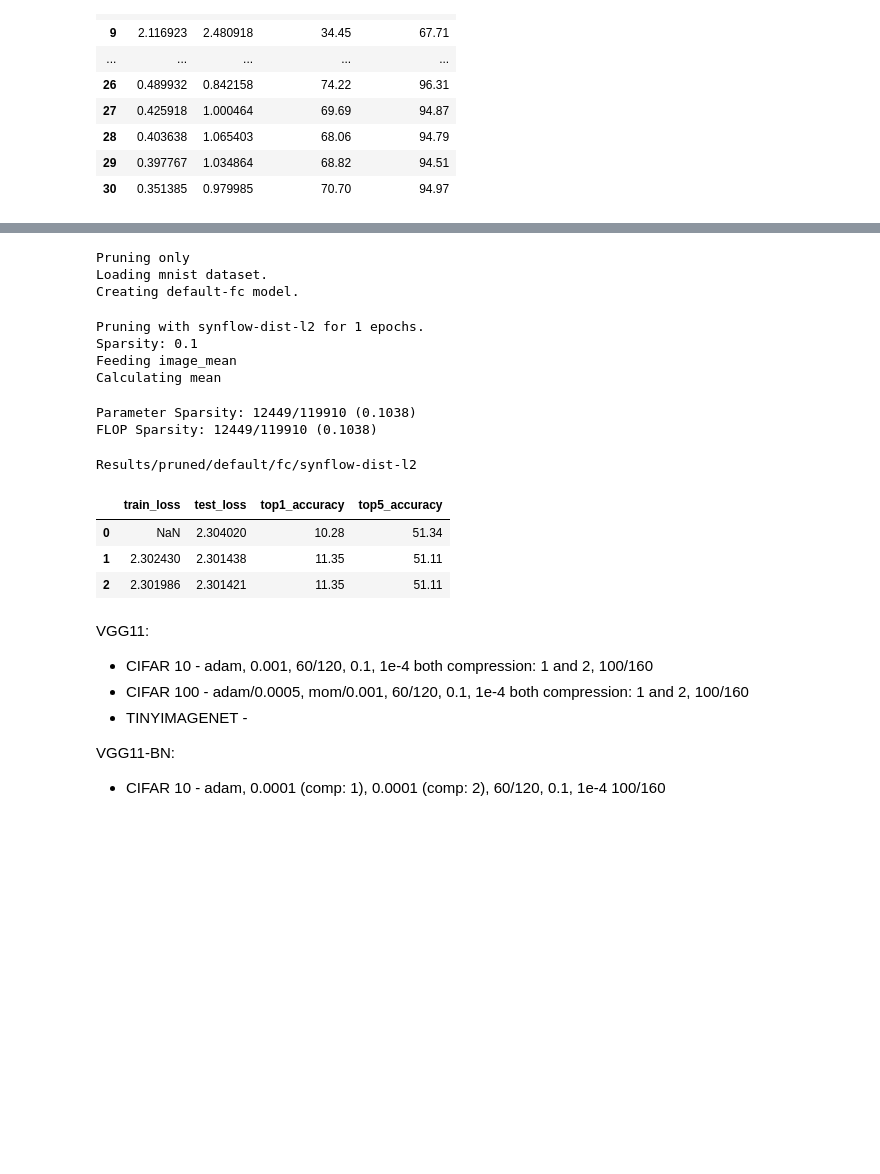
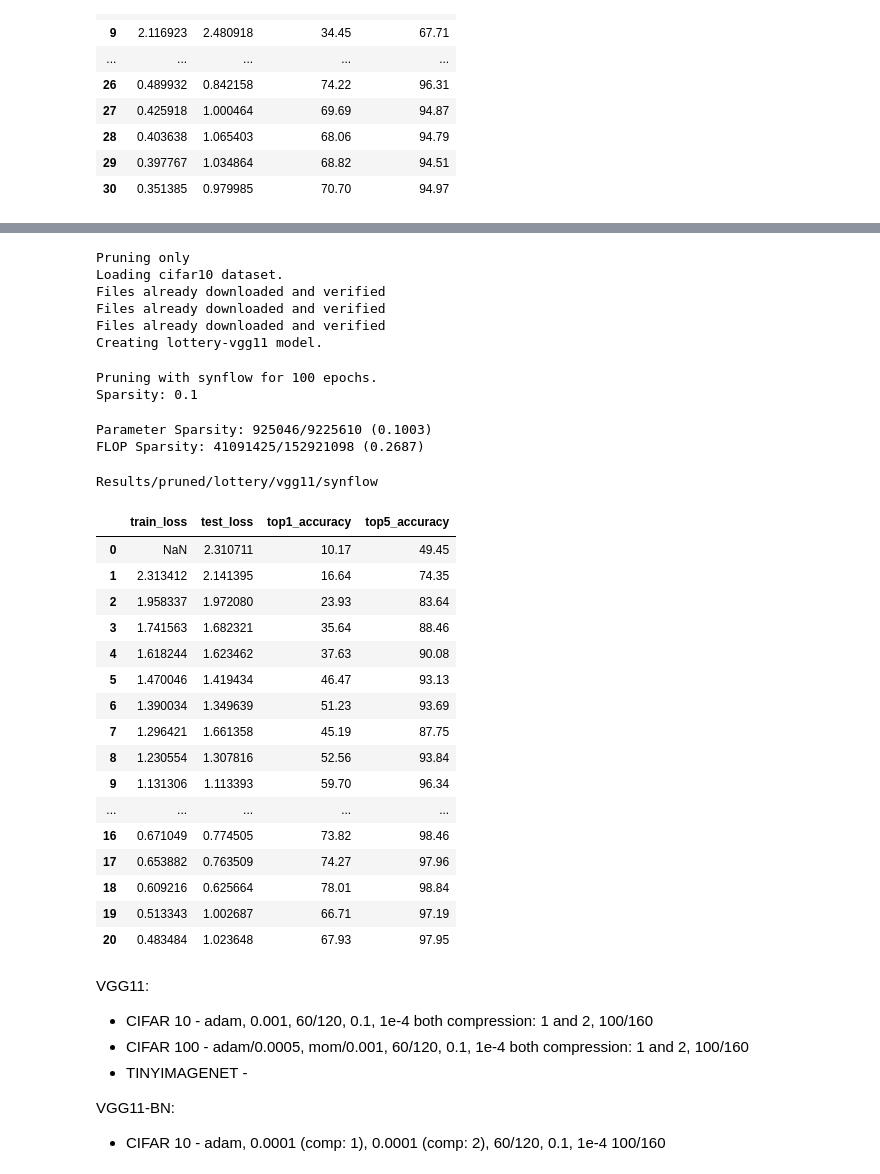
Before and after one commit to uditsaxena/Synaptic-Flow, a Jupyter notebook: Notebooks/Synflow-Dist.ipynb, the cells around one changed output, grey strips where cells are left out. Drawn from its saved outputs; the diff is of its cells as text; code cells hidden in the pictures; blank space fills up the shorter version.

```diff
--- a/Notebooks/Synflow-Dist.ipynb
+++ b/Notebooks/Synflow-Dist.ipynb
@@ -252,3 +252,16 @@ FLOP Sparsity: 7096682/153270372 (0.0463)
 | 28 | 0.403638 | 1.065403 | 68.06 | 94.79 |
 | 29 | 0.397767 | 1.034864 | 68.82 | 94.51 |
 | 30 | 0.351385 | 0.979985 | 70.70 | 94.97 |
+# %%
+args['post_epochs'] = 20
+args['prune_epochs'] = 100
+args['model'] = "vgg11"
+args['dataset'] =  'cifar10'
+args['lr'] = 0.001
+args['optimizer'] = 'adam'
+args['model_class'] = 'lottery'
+args['pruner'] = "synflow-dist"
+args['compression'] = 1.5
+args['seed'] = 42
+args['save_result'] = True
+prune_only(args)
@@ -255,30 +299,44 @@ FLOP Sparsity: 7096682/153270372 (0.0463)
 # %%
-args['post_epochs'] = 2
-args['prune_epochs'] = 1
-args['model'] = "fc"
-args['dataset'] =  'mnist'
-args['lr'] = 0.01
+args['post_epochs'] = 20
+args['prune_epochs'] = 100
+args['model'] = "vgg11"
+args['dataset'] =  'cifar10'
+args['lr'] = 0.001
 args['optimizer'] = 'adam'
-args['model_class'] = 'default'
-args['pruner'] = "synflow-dist-l2"
+args['model_class'] = 'lottery'
+args['pruner'] = "synflow"
 args['compression'] = 1.0
 args['save_result'] = True
 prune_only(args)
 # %% [output]
 Pruning only
-Loading mnist dataset.
-Creating default-fc model.
+Loading cifar10 dataset.
+Files already downloaded and verified
+Files already downloaded and verified
+Files already downloaded and verified
+Creating lottery-vgg11 model.
-Pruning with synflow-dist-l2 for 1 epochs.
+Pruning with synflow for 100 epochs.
 Sparsity: 0.1
-Feeding image_mean
-Calculating mean
-Parameter Sparsity: 12449/119910 (0.1038)
-FLOP Sparsity: 12449/119910 (0.1038)
+Parameter Sparsity: 925046/9225610 (0.1003)
+FLOP Sparsity: 41091425/152921098 (0.2687)
-Results/pruned/default/fc/synflow-dist-l2
+Results/pruned/lottery/vgg11/synflow
 |  | train_loss | test_loss | top1_accuracy | top5_accuracy |
-| 0 | NaN | 2.304020 | 10.28 | 51.34 |
-| 1 | 2.302430 | 2.301438 | 11.35 | 51.11 |
-| 2 | 2.301986 | 2.301421 | 11.35 | 51.11 |
+| 0 | NaN | 2.310711 | 10.17 | 49.45 |
+| 1 | 2.313412 | 2.141395 | 16.64 | 74.35 |
+| 2 | 1.958337 | 1.972080 | 23.93 | 83.64 |
+| 3 | 1.741563 | 1.682321 | 35.64 | 88.46 |
+| 4 | 1.618244 | 1.623462 | 37.63 | 90.08 |
+| 5 | 1.470046 | 1.419434 | 46.47 | 93.13 |
+| 6 | 1.390034 | 1.349639 | 51.23 | 93.69 |
+| 7 | 1.296421 | 1.661358 | 45.19 | 87.75 |
+| 8 | 1.230554 | 1.307816 | 52.56 | 93.84 |
+| 9 | 1.131306 | 1.113393 | 59.70 | 96.34 |
+| ... | ... | ... | ... | ... |
+| 16 | 0.671049 | 0.774505 | 73.82 | 98.46 |
+| 17 | 0.653882 | 0.763509 | 74.27 | 97.96 |
+| 18 | 0.609216 | 0.625664 | 78.01 | 98.84 |
+| 19 | 0.513343 | 1.002687 | 66.71 | 97.19 |
+| 20 | 0.483484 | 1.023648 | 67.93 | 97.95 |
 # %% [markdown]
 VGG11:
 - CIFAR 10 - adam, 0.001, 60/120, 0.1, 1e-4 both compression: 1 and 2, 100/160
```
Also changed, not shown: parts of 1 cell of this notebook, 1 other file.
